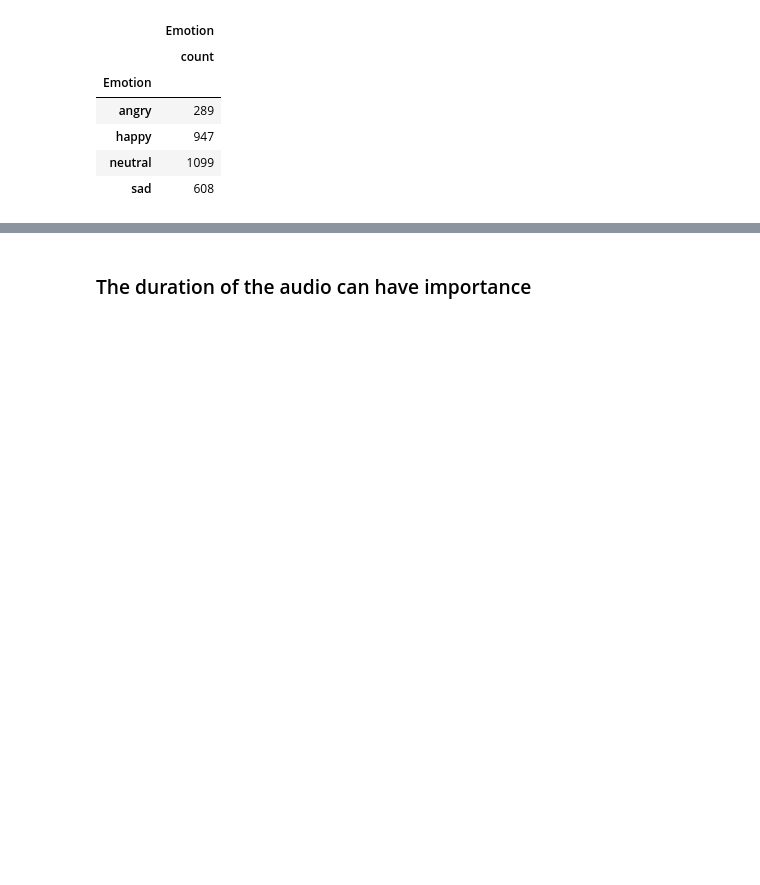
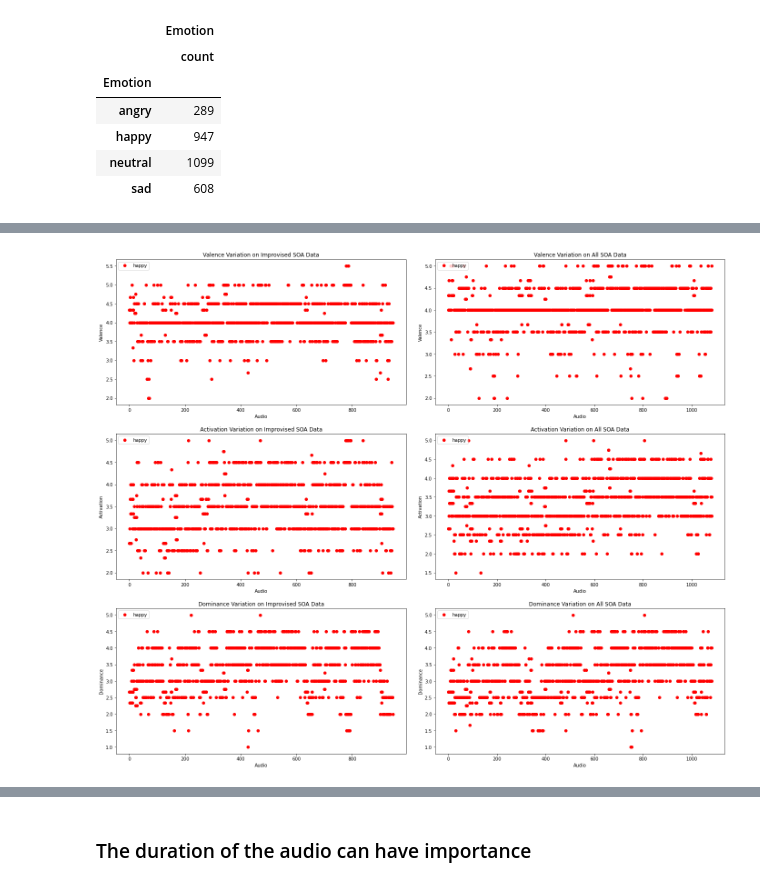
Before and after one commit to MarioCSilva/Speech_Emotion_Recognition_Thesis, a Jupyter notebook: iemocap/data/2_models_study.ipynb, the cells around one changed output, grey strips where cells are left out. Saved outputs shown, nothing was run; the diff lists cells and outputs as text; code cells hidden in the pictures; blank space fills up the shorter version.

```diff
--- a/iemocap/data/2_models_study.ipynb
+++ b/iemocap/data/2_models_study.ipynb
@@ -195,0 +227,4 @@ plt.show()
+# %%
+labels_variations(['happy'])
+# %% [output]
+[figure, added]
```
Also changed, not shown: parts of 5 cells of this notebook.
